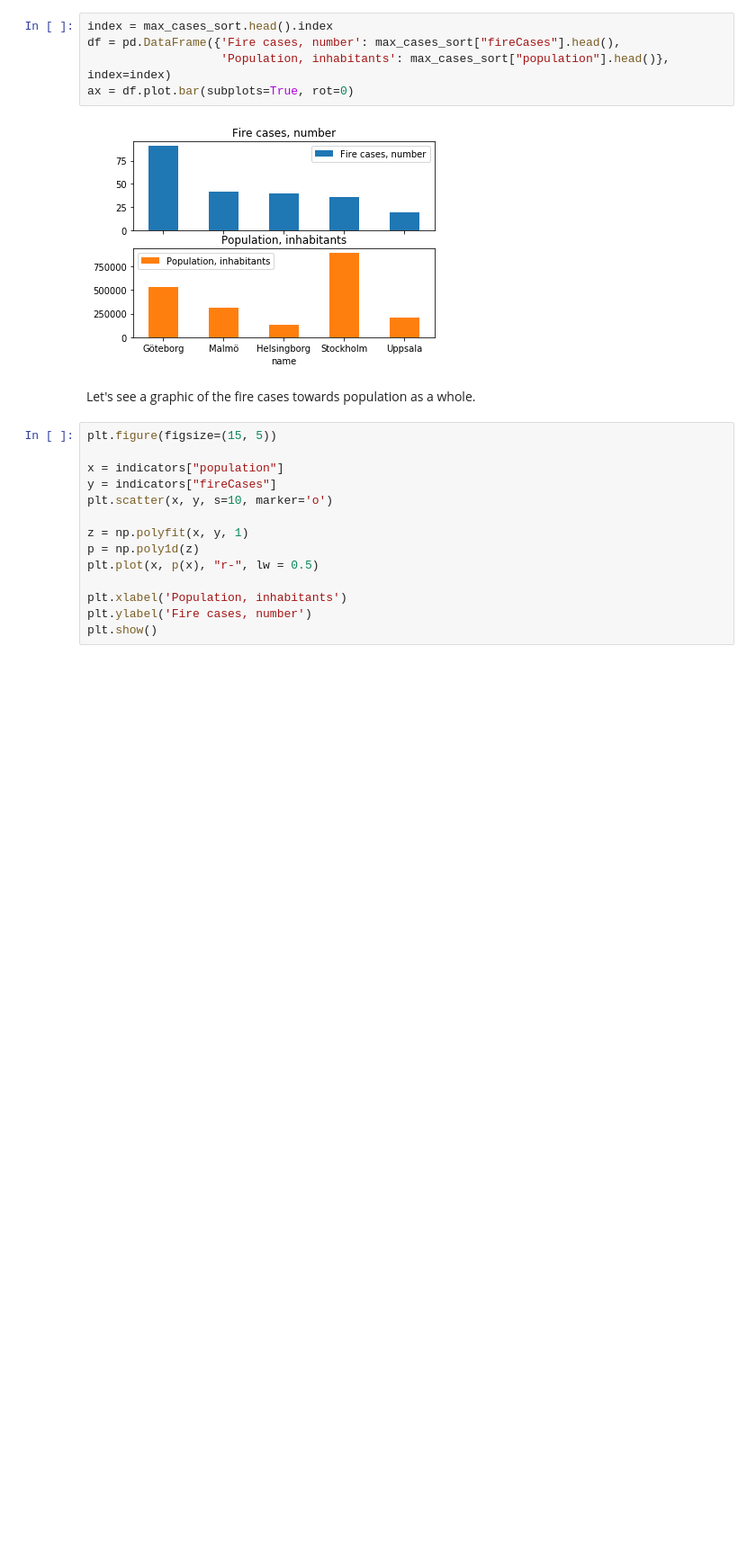
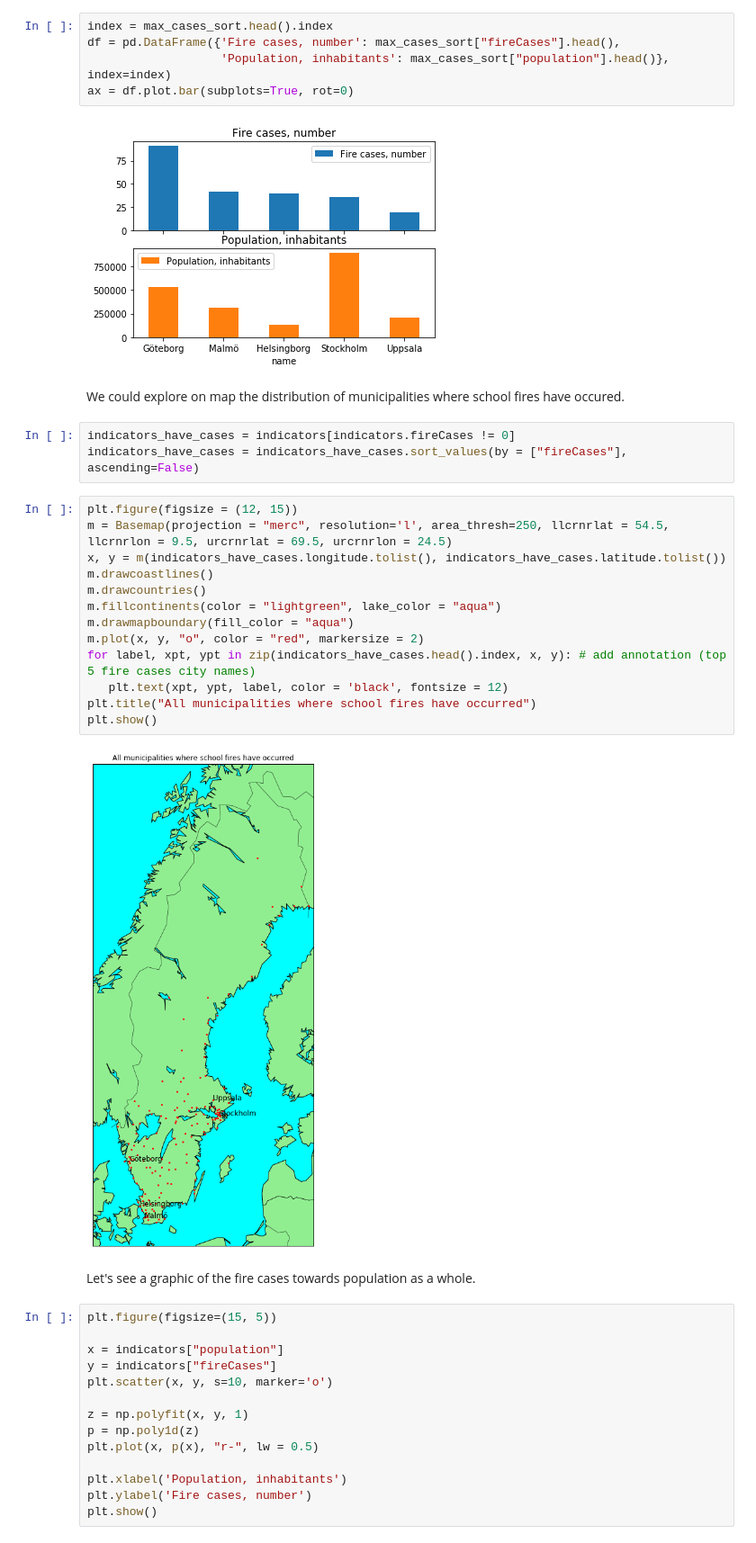
Before and after one commit to ignatovasashka/Exam-Project-Machine-Learning, a Jupyter notebook: School Fire Cases in Sweden and KPIs.ipynb, the cells around one changed output. Shown at 90% size. Saved outputs shown, nothing was run; the diff lists cells and outputs as text; blank space fills up the shorter version.

```diff
--- a/School Fire Cases in Sweden and KPIs.ipynb
+++ b/School Fire Cases in Sweden and KPIs.ipynb
@@ -299,6 +316,26 @@ df = pd.DataFrame({'Fire cases, number': max_cases_sort["fireCases"].head(),
 ax = df.plot.bar(subplots=True, rot=0)
 # %% [output]
 [figure]
+# %% [markdown]
+We could explore on map the distribution of municipalities where school fires have occured.
+# %%
+indicators_have_cases = indicators[indicators.fireCases != 0]
+indicators_have_cases = indicators_have_cases.sort_values(by = ["fireCases"], ascending=False)
+# %%
+plt.figure(figsize = (12, 15))
+m = Basemap(projection = "merc", resolution='l', area_thresh=250, llcrnrlat = 54.5, llcrnrlon = 9.5, urcrnrlat = 69.5, urcrnrlon = 24.5)
+x, y = m(indicators_have_cases.longitude.tolist(), indicators_have_cases.latitude.tolist())
+m.drawcoastlines()
+m.drawcountries()
+m.fillcontinents(color = "lightgreen", lake_color = "aqua")
+m.drawmapboundary(fill_color = "aqua")
+m.plot(x, y, "o", color = "red", markersize = 2)
+for label, xpt, ypt in zip(indicators_have_cases.head().index, x, y): # add annotation (top 5 fire cases city names)
+   plt.text(xpt, ypt, label, color = 'black', fontsize = 12)
+plt.title("All municipalities where school fires have occurred")
+plt.show()
+# %% [output]
+[figure, added]
 # %% [markdown]
 Let's see a graphic of the fire cases towards population as a whole.
 # %%
```
Also changed, not shown: parts of 28 cells of this notebook.
